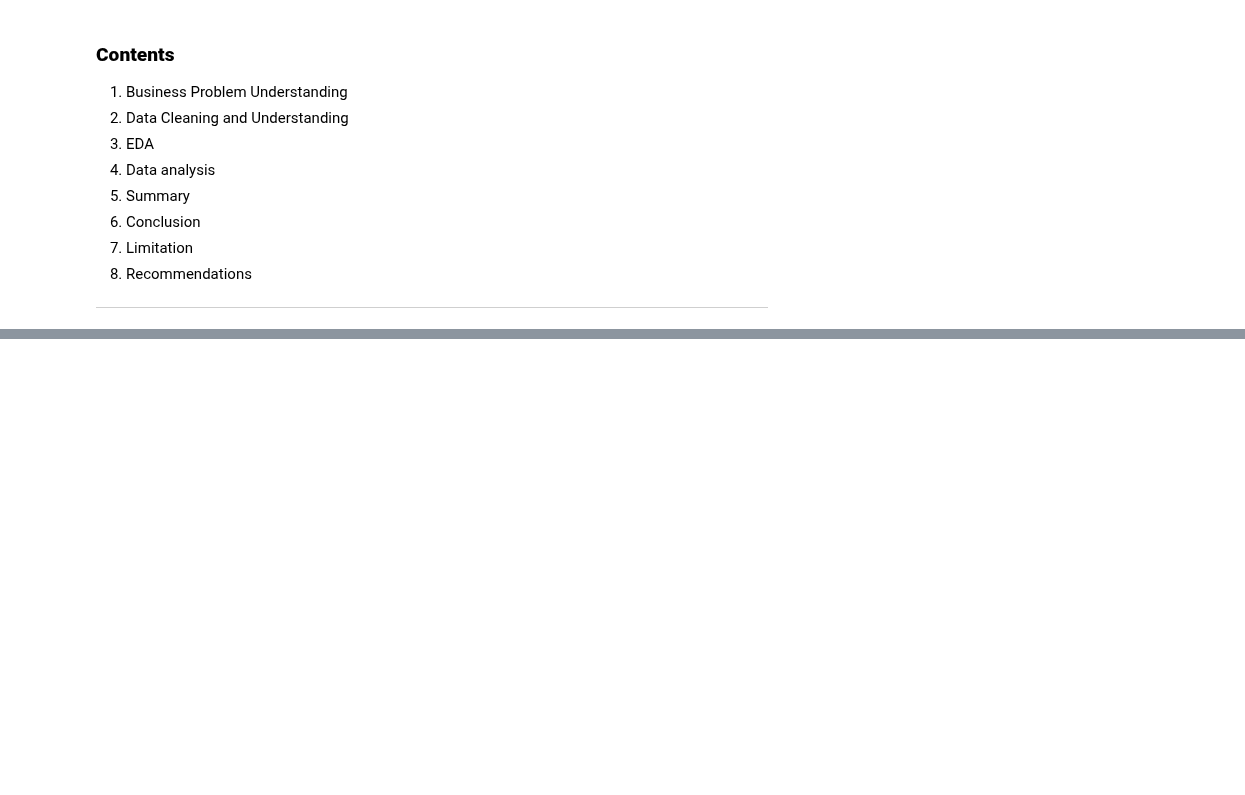
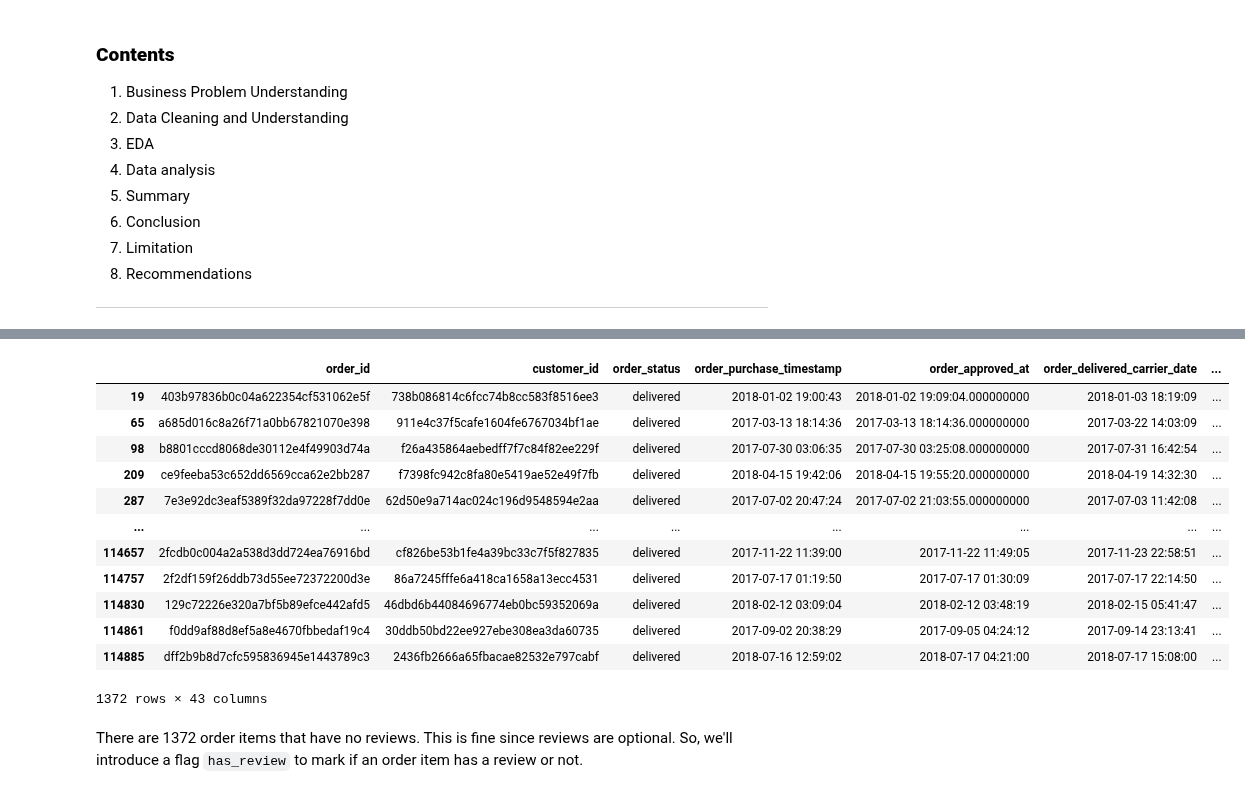
Before and after one commit to RioPramana21/Final-Project-Olist, a Jupyter notebook: preparation_notebooks/merged notebook.ipynb, the cells around one changed output, grey strips where cells are left out. Drawn from its saved outputs; the diff is of its cells as text; code cells hidden in the pictures; blank space fills up the shorter version.

```diff
--- a/preparation_notebooks/merged notebook.ipynb
+++ b/preparation_notebooks/merged notebook.ipynb
@@ -176,0 +269,3 @@ None
+# %%
+enriched_order_items.drop(columns=['_merge'], inplace=True)
+enriched_order_items.head()
@@ -176,0 +428,17 @@ None
+# %%
+missing_payment_mask = merged_orders_payments['order_id'] == 'bfbd0f9bdef84302105ad712db648a6c'
+
+# Calculate the payment value from price + freight_value
+merged_orders_payments.loc[missing_payment_mask, 'payment_value'] = (
+    merged_orders_payments.loc[missing_payment_mask, 'price'] +
+    merged_orders_payments.loc[missing_payment_mask, 'freight_value']
+)
+
+# Set payment type to 'not_defined' (synthetic value, but this category exists in the original dataset)
+merged_orders_payments.loc[missing_payment_mask, 'payment_type'] = 'not_defined'
+
+# Add a flag to indicate this order has synthetic payment data
+merged_orders_payments['missing_payment_details'] = False
+merged_orders_payments.loc[missing_payment_mask, 'missing_payment_details'] = True
+
+merged_orders_payments[missing_payment_mask]
@@ -176,0 +451,3 @@ None
+# %%
+merged_orders_payments.drop(columns=['_merge'], inplace=True)
+merged_orders_payments.head()
@@ -176,0 +484,13 @@ None
+# %%
+# Merge enriched_orders ⇄ reviews (1:1)
+merged_orders_reviews = merged_orders_payments.merge(
+    cleaned_delivered_df_reviews,
+    on='order_id',
+    how='left',
+    indicator=True
+)
+print("with reviews:", merged_orders_reviews['_merge'].value_counts())
+assert not (merged_orders_reviews['_merge'] == 'right_only').any(), "⚠️ Orphan reviews exist!"
+# merged_orders_reviews.drop(columns=['_merge'], inplace=True)
+
+merged_orders_reviews.head()
@@ -176,0 +510,18 @@ None
+# %%
+merged_orders_reviews[merged_orders_reviews['_merge'] == 'left_only']
+# %% [output]
+|  | order_id | customer_id | order_status | order_purchase_timestamp | order_approved_at | order_delivered_carrier_date | ... |
+| 19 | 403b97836b0c04a622354cf531062e5f | 738b086814c6fcc74b8cc583f8516ee3 | delivered | 2018-01-02 19:00:43 | 2018-01-02 19:09:04.000000000 | 2018-01-03 18:19:09 | ... |
+| 65 | a685d016c8a26f71a0bb67821070e398 | 911e4c37f5cafe1604fe6767034bf1ae | delivered | 2017-03-13 18:14:36 | 2017-03-13 18:14:36.000000000 | 2017-03-22 14:03:09 | ... |
+| 98 | b8801cccd8068de30112e4f49903d74a | f26a435864aebedff7f7c84f82ee229f | delivered | 2017-07-30 03:06:35 | 2017-07-30 03:25:08.000000000 | 2017-07-31 16:42:54 | ... |
+| 209 | ce9feeba53c652dd6569cca62e2bb287 | f7398fc942c8fa80e5419ae52e49f7fb | delivered | 2018-04-15 19:42:06 | 2018-04-15 19:55:20.000000000 | 2018-04-19 14:32:30 | ... |
+| 287 | 7e3e92dc3eaf5389f32da97228f7dd0e | 62d50e9a714ac024c196d9548594e2aa | delivered | 2017-07-02 20:47:24 | 2017-07-02 21:03:55.000000000 | 2017-07-03 11:42:08 | ... |
+| ... | ... | ... | ... | ... | ... | ... | ... |
+| 114657 | 2fcdb0c004a2a538d3dd724ea76916bd | cf826be53b1fe4a39bc33c7f5f827835 | delivered | 2017-11-22 11:39:00 | 2017-11-22 11:49:05 | 2017-11-23 22:58:51 | ... |
+| 114757 | 2f2df159f26ddb73d55ee72372200d3e | 86a7245fffe6a418ca1658a13ecc4531 | delivered | 2017-07-17 01:19:50 | 2017-07-17 01:30:09 | 2017-07-17 22:14:50 | ... |
+| 114830 | 129c72226e320a7bf5b89efce442afd5 | 46dbd6b44084696774eb0bc59352069a | delivered | 2018-02-12 03:09:04 | 2018-02-12 03:48:19 | 2018-02-15 05:41:47 | ... |
+| 114861 | f0dd9af88d8ef5a8e4670fbbedaf19c4 | 30ddb50bd22ee927ebe308ea3da60735 | delivered | 2017-09-02 20:38:29 | 2017-09-05 04:24:12 | 2017-09-14 23:13:41 | ... |
+| 114885 | dff2b9b8d7cfc595836945e1443789c3 | 2436fb2666a65fbacae82532e797cabf | delivered | 2018-07-16 12:59:02 | 2018-07-17 04:21:00 | 2018-07-17 15:08:00 | ... |
+1372 rows × 43 columns
+# %% [markdown]
+There are 1372 order items that have no reviews. This is fine since reviews are optional. So, we'll introduce a flag `has_review` to mark if an order item has a review or not.
```
Also changed, not shown: parts of 60 cells of this notebook, 4 other files.
